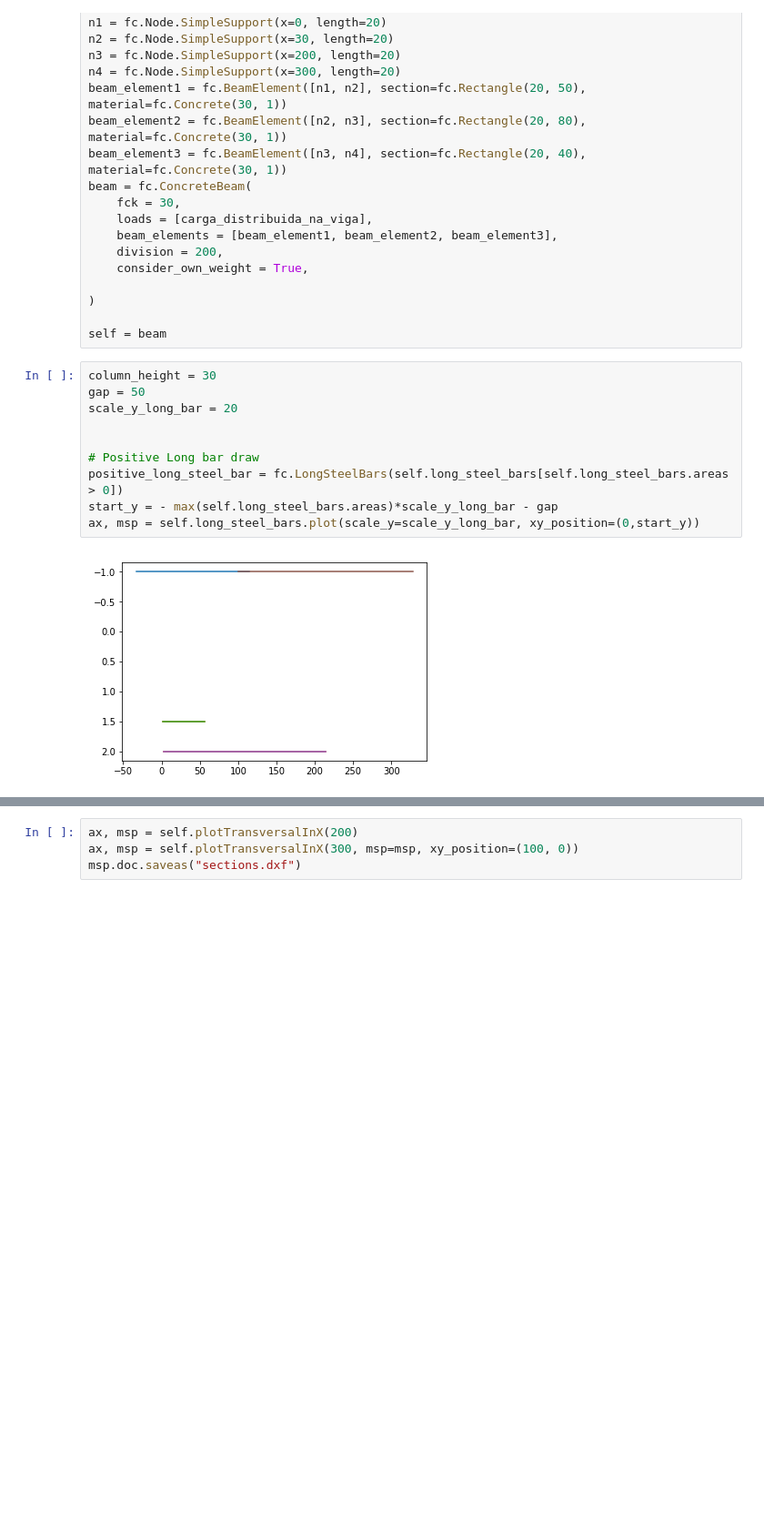
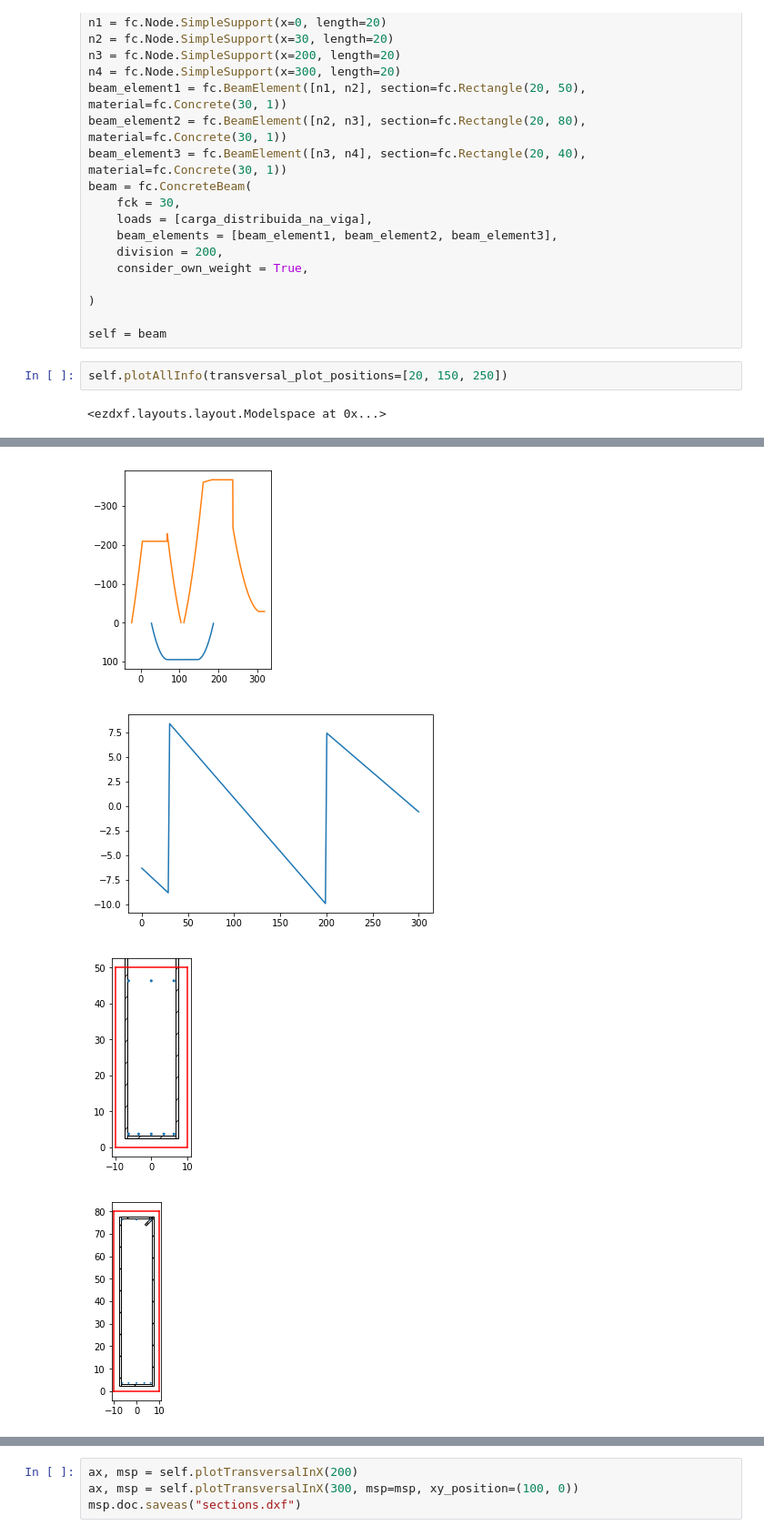
Before and after one commit to luisggc/FConcrete, a Jupyter notebook: examples/Draw.ipynb, the cells around one changed output, grey strips where cells are left out. Shown at 91% size. Cells and saved outputs as stored; diff of their text form; blank space fills up the shorter version.

```diff
--- a/examples/Draw.ipynb
+++ b/examples/Draw.ipynb
@@ -29,15 +29,7 @@ beam = fc.ConcreteBeam(
 )
 
 self = beam
-# %%
-column_height = 30
-gap = 50
-scale_y_long_bar = 20
-
-
-# Positive Long bar draw
-positive_long_steel_bar = fc.LongSteelBars(self.long_steel_bars[self.long_steel_bars.areas > 0])
-start_y = - max(self.long_steel_bars.areas)*scale_y_long_bar - gap
-ax, msp = self.long_steel_bars.plot(scale_y=scale_y_long_bar, xy_position=(0,start_y))
-# %% [output]
-[figure, removed]
+# %%
+self.plotAllInfo(transversal_plot_positions=[20, 150, 250])
+# %% [output]
+<ezdxf.layouts.layout.Modelspace at 0x...>
@@ -43,0 +39,4 @@ ax, msp = self.long_steel_bars.plot(scale_y=scale_y_long_bar, xy_position=(0,sta
+[figure, added]
+[figure, added]
+[figure, added]
+[figure, added]
```
Also changed, not shown: parts of 5 cells of this notebook, 12 other files.
